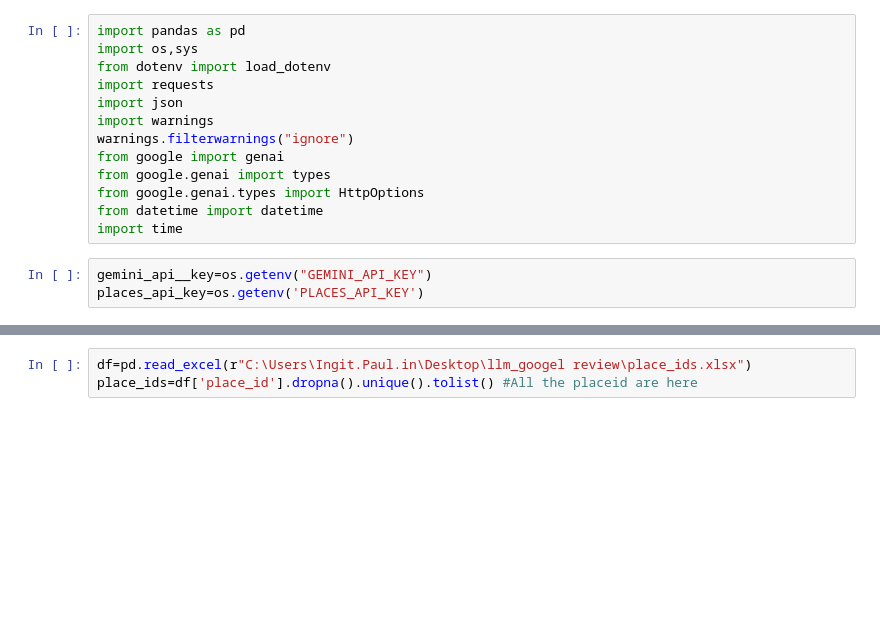
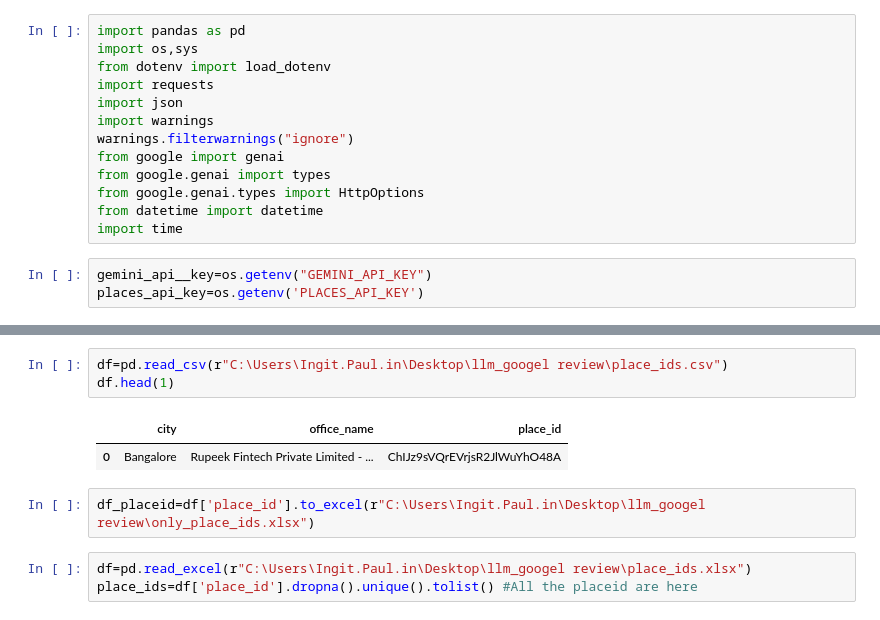
Before and after one commit to ingit404/llm_review, a Jupyter notebook: main.ipynb, the cells around one changed output, grey strips where cells are left out. Cells and saved outputs as stored; diff of their text form; blank space fills up the shorter version.

```diff
--- a/main.ipynb
+++ b/main.ipynb
@@ -83,3 +211,11 @@ places_api_key=os.getenv('PLACES_API_KEY')
+# %%
+df=pd.read_csv(r"C:\Users\Ingit.Paul.in\Desktop\llm_googel review\place_ids.csv")
+df.head(1)
+# %% [output]
+|  | city | office_name | place_id |
+| 0 | Bangalore | Rupeek Fintech Private Limited - ... | ChIJz9sVQrEVrjsR2JlWuYhO48A |
+# %%
+df_placeid=df['place_id'].to_excel(r"C:\Users\Ingit.Paul.in\Desktop\llm_googel review\only_place_ids.xlsx")
 # %%
 df=pd.read_excel(r"C:\Users\Ingit.Paul.in\Desktop\llm_googel review\place_ids.xlsx")
 place_ids=df['place_id'].dropna().unique().tolist() #All the placeid are here
```
Also changed, not shown: parts of 8 cells of this notebook, 7 other files.
